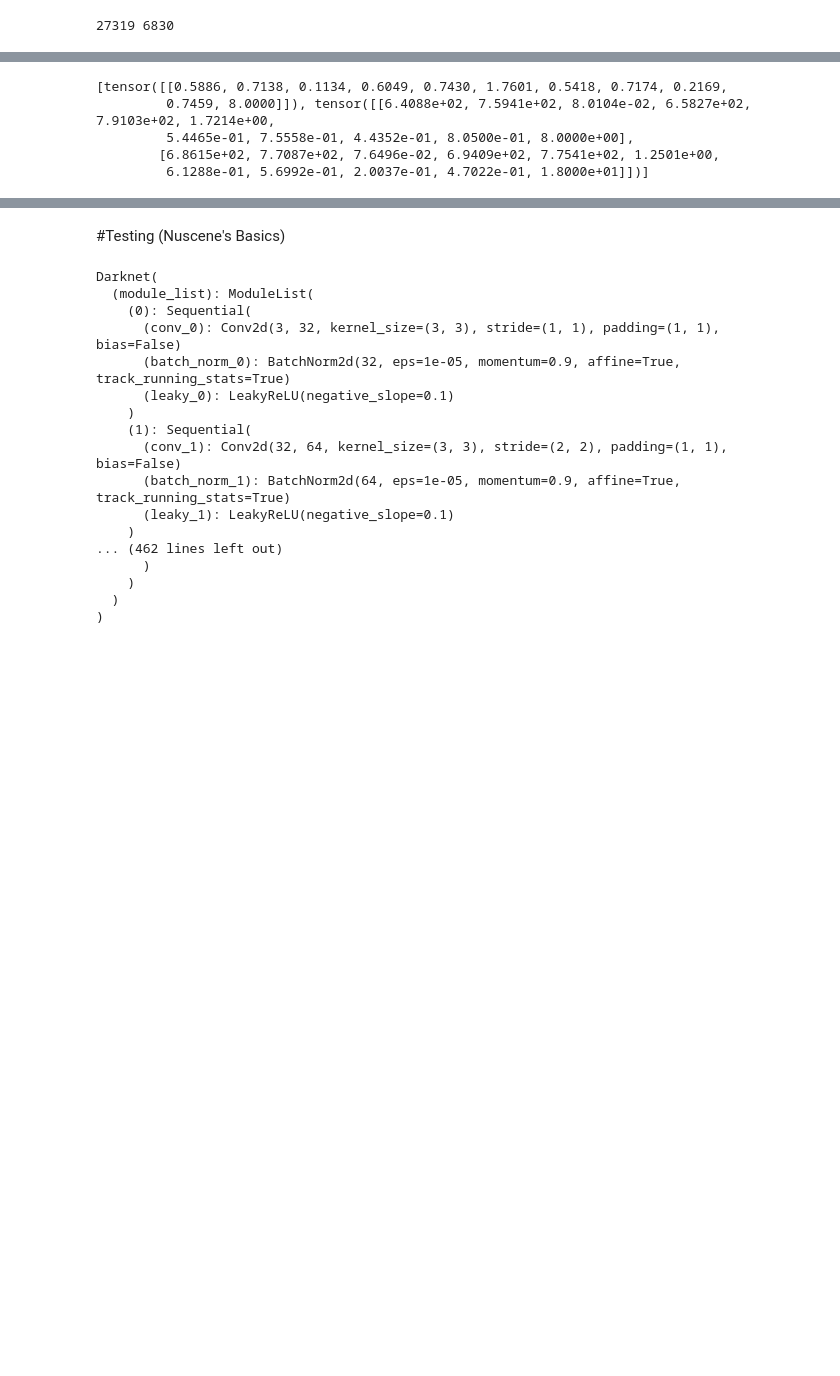
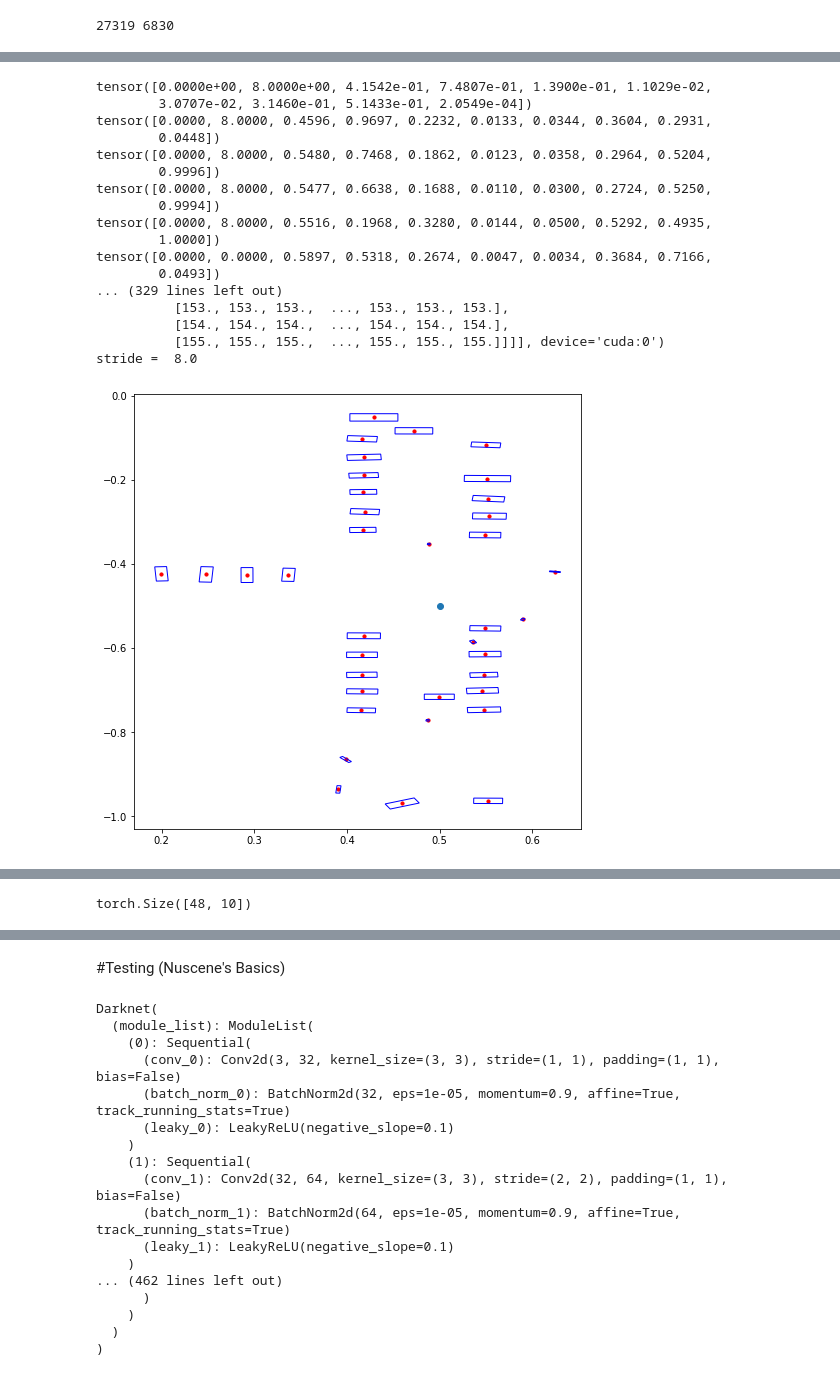
Before and after one commit to jackaboy7981/Single-Image-Depth-YoloV3-, a Jupyter notebook: SingleImgDepth(Yolov3)Notebookversion.ipynb, the cells around one changed output, grey strips where cells are left out. Saved outputs shown, nothing was run; the diff lists cells and outputs as text; code cells hidden in the pictures; blank space fills up the shorter version.

```diff
--- a/SingleImgDepth(Yolov3)Notebookversion.ipynb
+++ b/SingleImgDepth(Yolov3)Notebookversion.ipynb
@@ -1868,13 +1812,35 @@ model.load_state_dict(torch.load(f"checkpoint/yolov3_sample.pth"))
 # %%
 img, tragets = next(iter(dataloader))
-out = model(img.to(device))
-out = non_max_suppression(out,conf_thres = 0.2,nms_thres=0.2)
+img = Variable(img.to(device))
+model.eval()
+target = []
+for t in tragets:
+  print(t)
+  if t[0] == 0:
+    target.append(t[2:])
+out = model(img)
+out = non_max_suppression(out,conf_thres = -199999999000,nms_thres=-9999999999990.5)
 out[0][:,:2] /=1024
 out[0][:,3:5] /=1024
-print(out)
+#print(loss)
+draw(target)
+print(target)
 # %% [output]
-[tensor([[0.5886, 0.7138, 0.1134, 0.6049, 0.7430, 1.7601, 0.5418, 0.7174, 0.2169,
-         0.7459, 8.0000]]), tensor([[6.4088e+02, 7.5941e+02, 8.0104e-02, 6.5827e+02, 7.9103e+02, 1.7214e+00,
-         5.4465e-01, 7.5558e-01, 4.4352e-01, 8.0500e-01, 8.0000e+00],
-        [6.8615e+02, 7.7087e+02, 7.6496e-02, 6.9409e+02, 7.7541e+02, 1.2501e+00,
-         6.1288e-01, 5.6992e-01, 2.0037e-01, 4.7022e-01, 1.8000e+01]])]
+tensor([0.0000e+00, 8.0000e+00, 4.1542e-01, 7.4807e-01, 1.3900e-01, 1.1029e-02,
+        3.0707e-02, 3.1460e-01, 5.1433e-01, 2.0549e-04])
+tensor([0.0000, 8.0000, 0.4596, 0.9697, 0.2232, 0.0133, 0.0344, 0.3604, 0.2931,
+        0.0448])
+tensor([0.0000, 8.0000, 0.5480, 0.7468, 0.1862, 0.0123, 0.0358, 0.2964, 0.5204,
+        0.9996])
+tensor([0.0000, 8.0000, 0.5477, 0.6638, 0.1688, 0.0110, 0.0300, 0.2724, 0.5250,
+        0.9994])
+tensor([0.0000, 8.0000, 0.5516, 0.1968, 0.3280, 0.0144, 0.0500, 0.5292, 0.4935,
+        1.0000])
+tensor([0.0000, 0.0000, 0.5897, 0.5318, 0.2674, 0.0047, 0.0034, 0.3684, 0.7166,
+        0.0493])
+... (329 lines left out)
+          [153., 153., 153.,  ..., 153., 153., 153.],
+          [154., 154., 154.,  ..., 154., 154., 154.],
+          [155., 155., 155.,  ..., 155., 155., 155.]]]], device='cuda:0')
+stride =  8.0
+[figure, added]
@@ -1881 +1857,5 @@ print(out)
+# %%
+print(tragets.size())
+# %% [output]
+torch.Size([48, 10])
 # %%
```
Also changed, not shown: parts of 26 cells of this notebook.
